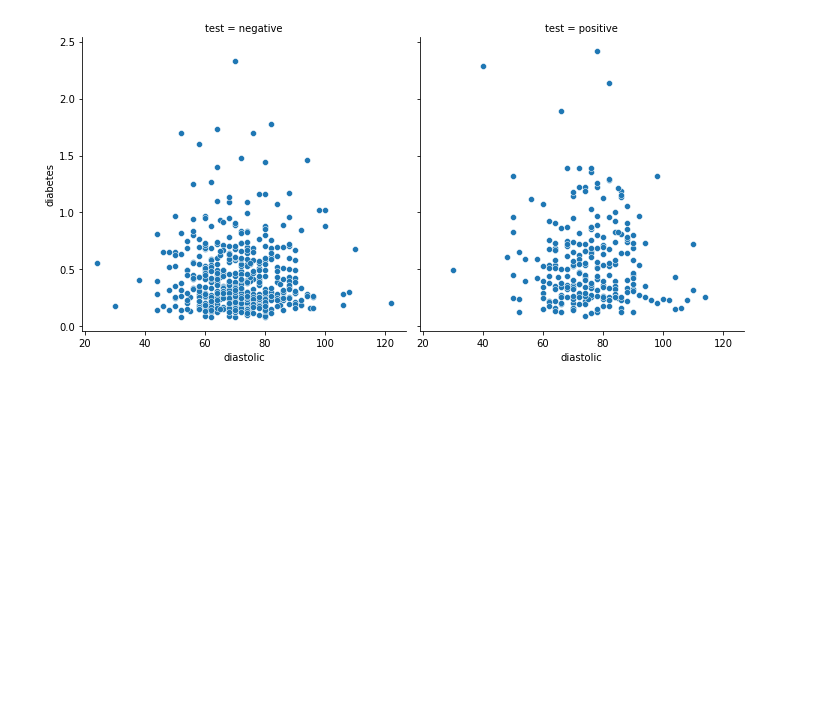
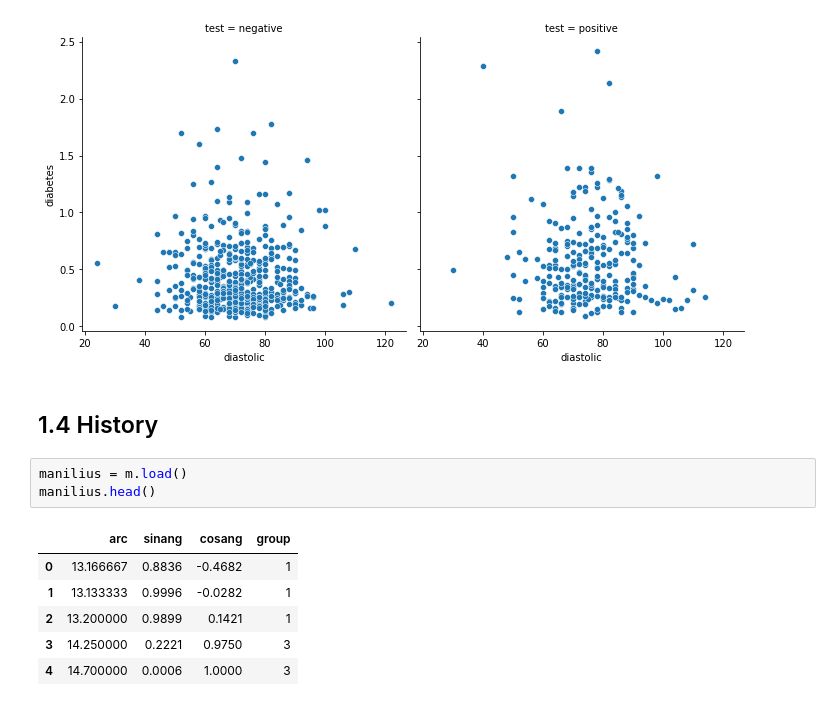
Before and after one commit to damiansp/completePython, a Jupyter notebook: linmods/1_intro/01_intro.py.ipynb, the cells around one changed output. Saved outputs shown, nothing was run; the diff lists cells and outputs as text; blank space fills up the shorter version.

```diff
--- a/linmods/1_intro/01_intro.py.ipynb
+++ b/linmods/1_intro/01_intro.py.ipynb
@@ -109,3 +109,15 @@ sns.scatterplot(
 sns.relplot(x='diastolic', y='diabetes', data=pima, col='test');
 # %% [output]
 [figure]
+# %% [markdown]
+## 1.4 History
+# %%
+manilius = m.load()
+manilius.head()
+# %% [output]
+|  | arc | sinang | cosang | group |
+| 0 | 13.166667 | 0.8836 | -0.4682 | 1 |
+| 1 | 13.133333 | 0.9996 | -0.0282 | 1 |
+| 2 | 13.200000 | 0.9899 | 0.1421 | 1 |
+| 3 | 14.250000 | 0.2221 | 0.9750 | 3 |
+| 4 | 14.700000 | 0.0006 | 1.0000 | 3 |
```
Also changed, not shown: parts of 8 cells of this notebook, 1 other file.
